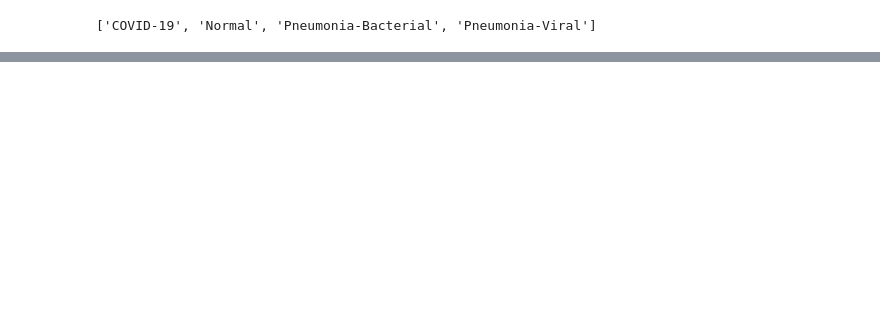
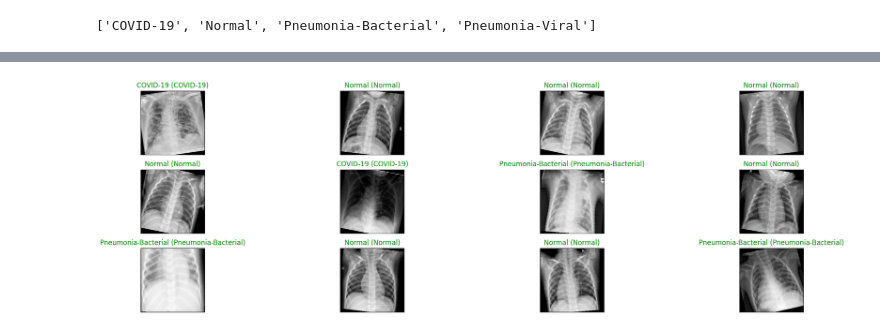
Before and after one commit to ritusinha128/health-informatics-project, a Jupyter notebook: chest_cancer/Chest_Cancer_Analysis.ipynb, the cells around one changed output, grey strips where cells are left out. Drawn from its saved outputs; the diff is of its cells as text; code cells hidden in the pictures; blank space fills up the shorter version.

```diff
--- a/chest_cancer/Chest_Cancer_Analysis.ipynb
+++ b/chest_cancer/Chest_Cancer_Analysis.ipynb
@@ -385,0 +758,39 @@ plt.show()
+# %%
+import matplotlib.pyplot as plt
+import numpy as np
+
+# Define label names for the classes
+cxr_labels = ['COVID-19', 'Normal', 'Pneumonia-Bacterial']
+
+# Set the model to evaluation mode
+model.eval()
+
+# Create a figure to display the images and predictions
+fig = plt.figure(figsize=(20, 8))
+with torch.no_grad():
+    for i, idx in enumerate(np.random.choice(len(test_dataset), size=12, replace=False)):
+        ax = fig.add_subplot(4, 4, i+1, xticks=[], yticks=[])
+        img, true_label = test_dataset[idx]
+        img = img.unsqueeze(0).to(device)
+        outputs = model(img)
+        _, pred = torch.max(outputs, 1)
+        pred = pred.cpu().numpy()[0]
+
+        # Assuming img is a tensor that needs to be converted for display
+        img = img.cpu().squeeze().permute(1, 2, 0)  # Change CxHxW to HxWxC if necessary
+        # If normalization is applied, you might need to reverse it for displaying
+        mean = np.array([0.485, 0.456, 0.406])
+        std = np.array([0.229, 0.224, 0.225])
+        img = std * img.numpy() + mean
+        img = np.clip(img, 0, 1)
+
+        ax.imshow(img)
+        pred_label = pred
+        true_label = true_label.item()
+        ax.set_title(f"{cxr_labels[pred_label]} ({cxr_labels[true_label]})",
+                     color=("green" if pred_label == true_label else "red"))
+
+plt.tight_layout()
+plt.show()
+# %% [output]
+[figure, added]
```
Also changed, not shown: parts of 26 cells of this notebook.
